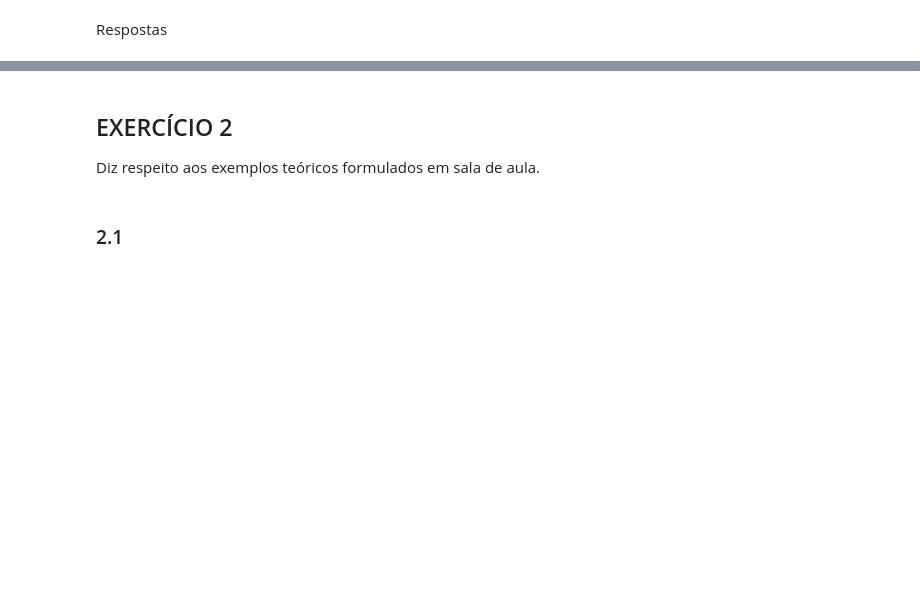
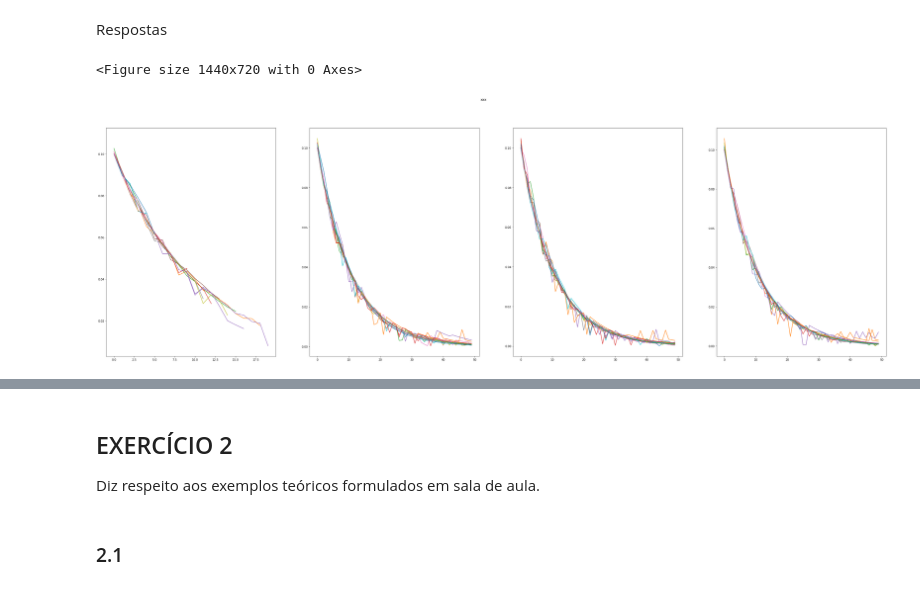
Before and after one commit to girotodenis/semisupervisionada, a Jupyter notebook: RL_Deep_Learning_2019_1_NOME_INICIAL_DOS_INTEGRANTES.ipynb, the cells around one changed output, grey strips where cells are left out. Saved outputs shown, nothing was run; the diff lists cells and outputs as text; code cells hidden in the pictures; blank space fills up the shorter version.

```diff
--- a/RL_Deep_Learning_2019_1_NOME_INICIAL_DOS_INTEGRANTES.ipynb
+++ b/RL_Deep_Learning_2019_1_NOME_INICIAL_DOS_INTEGRANTES.ipynb
@@ -219,10 +203,10 @@ def takeAction(state, action):
 for it in range(iterations):
     initial_state = generateInitialState()
 
-    if it in [0, 1, 2, 9, 99, iterations-1]:
-        print("\nIteration {}".format(it))
-        print(V)
-        print("")
+   # if it in [0, 1, 2, 9, 99, iterations-1]:
+   #     print("\nIteration {}".format(it))
+   #     print(V)
+   #     print("")
 
     while True:
         action = generateNextAction()
@@ -245,0 +305,28 @@ Respostas
+# %%
+plt.figure(figsize=(20,10))
+#all_series = gerar()#[list(x)[:50] for x in deltas.values()]
+#for series in all_series:
+#    plt.plot(series)
+plt.tight_layout()
+fig, (ax1, ax2, ax3, ax4) = plt.subplots(1,4,figsize=(50,15))
+fig.suptitle('xxx')
+
+
+all_series1 = gerar(0.1,10)
+all_series2 = gerar(0.1,100)
+all_series3 = gerar(0.1,500)
+all_series4 = gerar(0.1,1000)
+
+
+
+for series in all_series1:
+    ax1.plot(series)
+for series in all_series2:
+    ax2.plot(series)
+for series in all_series3:
+    ax3.plot(series)
+for series in all_series4:
+    ax4.plot(series)
+# %% [output]
+<Figure size 1440x720 with 0 Axes>
+[figure, added]
```
Also changed, not shown: parts of 6 cells of this notebook.
